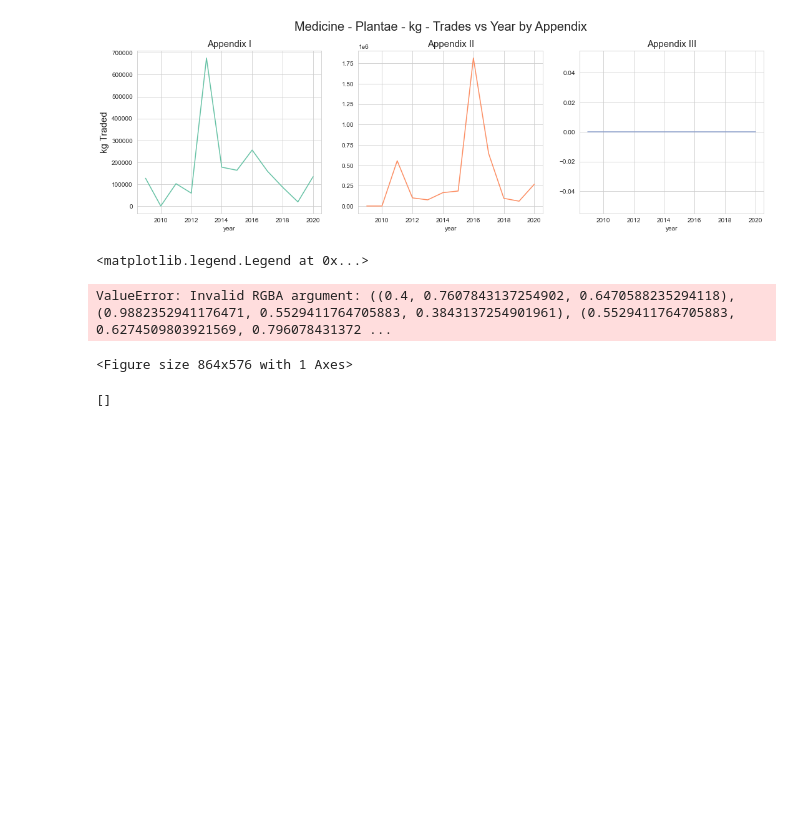
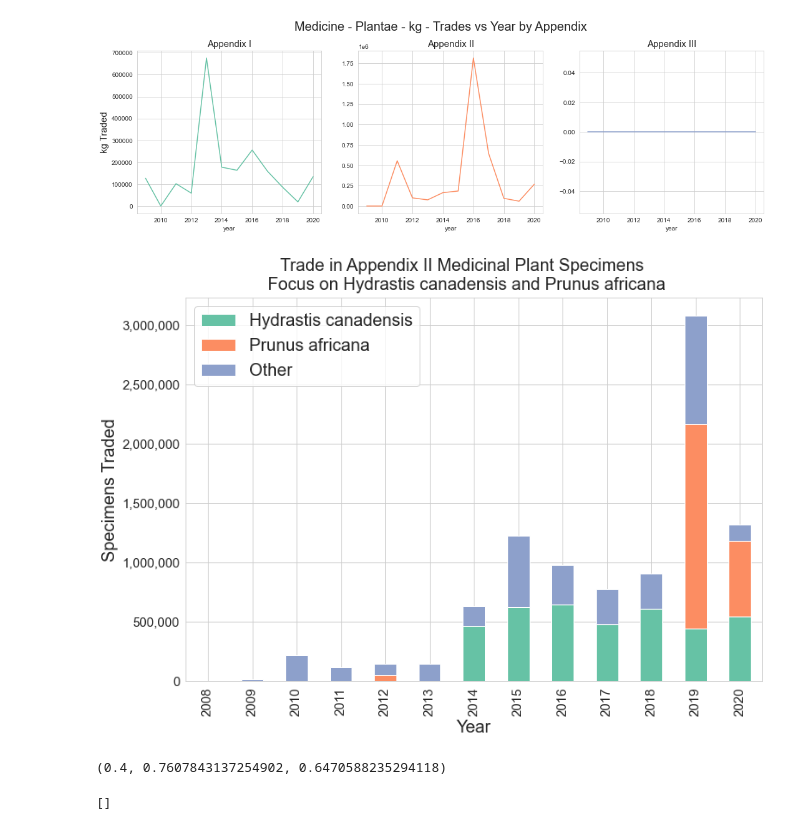
Before and after one commit to thclough/endangered_db, a Jupyter notebook: visualization.ipynb, the cells around one changed output. Drawn from its saved outputs; the diff is of its cells as text; code cells hidden in the pictures; blank space fills up the shorter version.

Commit message:
med plants specimens taxa digging

```diff
--- a/visualization.ipynb
+++ b/visualization.ipynb
@@ -71,26 +71,27 @@ root2 = "query_output_and_visualizations/medical/medicine/Ex-Animalia/specimen/t
 med2 = pd.read_csv(root2 + "medicine_ex-animalia_specimen_app_ii.csv", index_col="year")
 # %%
 fig2,ax2 = plt.subplots(figsize=(12,8))
-med2.plot(kind="bar", stacked=True, ax=ax2)
+med2.plot(kind="bar", stacked=True, ax=ax2, color=sns.color_palette("Set2",3))
 
 fig2.subplots_adjust(top=.9)
 fig2.suptitle("Trade in Appendix II Medicinal Plant Specimens \n Focus on Hydrastis canadensis and Prunus africana",
-              fontsize=20,
-              color=sns.color_palette("Set2",3))
+              fontsize=20)
 ax2.set_ylabel("Specimens Traded",
                size=20)
 ax2.set_xlabel("Year",
                size=20)
 
 ax2.yaxis.set_major_formatter(mpl.ticker.StrMethodFormatter('{x:,.0f}'))
 ax2.tick_params(axis='both', labelsize=15)
 
 ax2.legend(fontsize=20)
-#fig2.savefig(root2 + "specimen_plant_med_stacked")
+fig2.savefig(root2 + "specimen_plant_med_stacked")
 # %% [output]
-<matplotlib.legend.Legend at 0x...>
-ValueError: Invalid RGBA argument: ((0.4, 0.7607843137254902, 0.6470588235294118), (0.9882352941176471, 0.5529411764705883, 0.3843137254901961), (0.5529411764705883, 0.6274509803921569, 0.796078431372 ...
-<Figure size 864x576 with 1 Axes>
+[figure, added]
+# %%
+sns.color_palette("Set2",3)[0]
+# %% [output]
+(0.4, 0.7607843137254902, 0.6470588235294118)
 # %%
 fig2.axes
 # %% [output]
```
Also changed, not shown: 6 other files.
